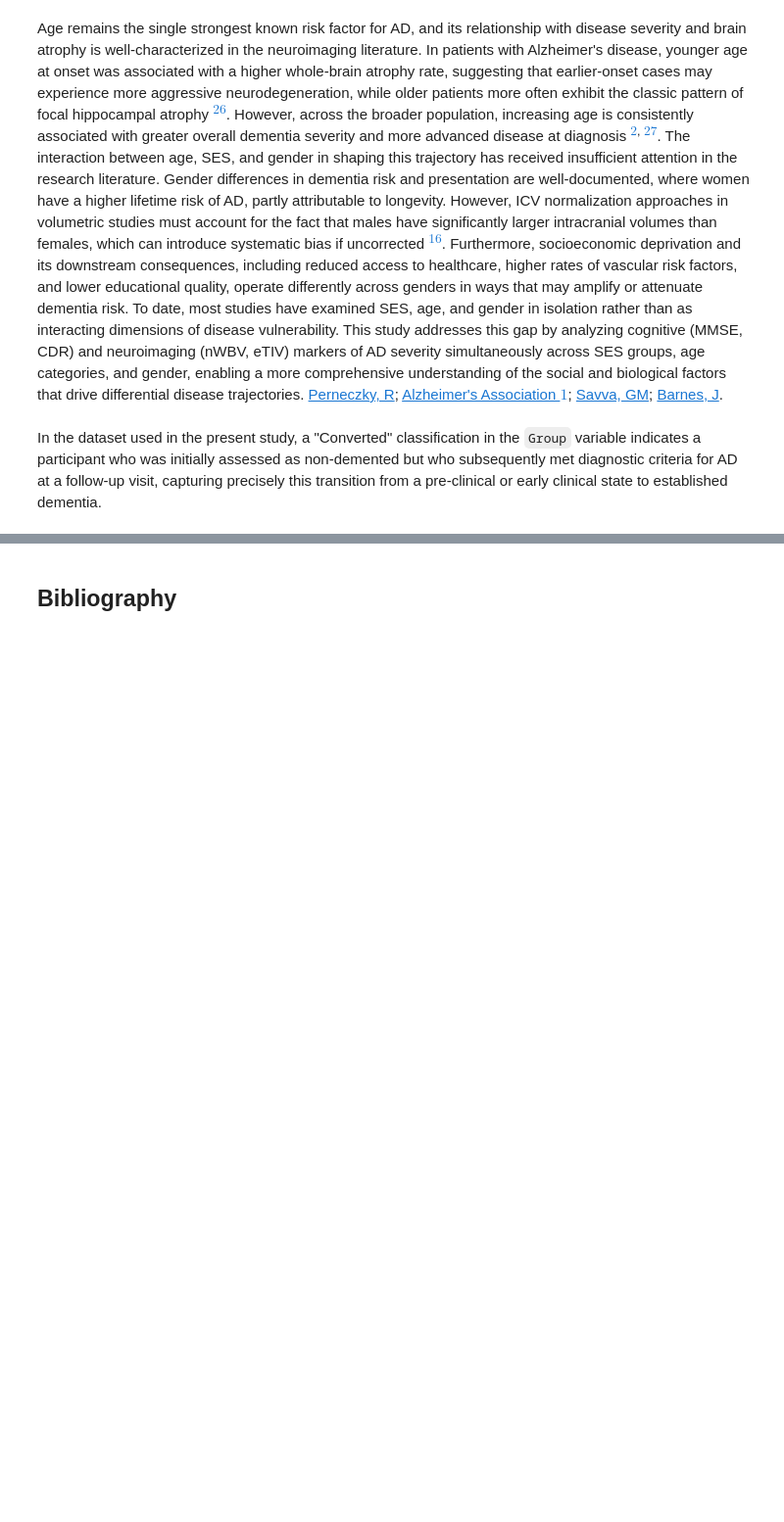
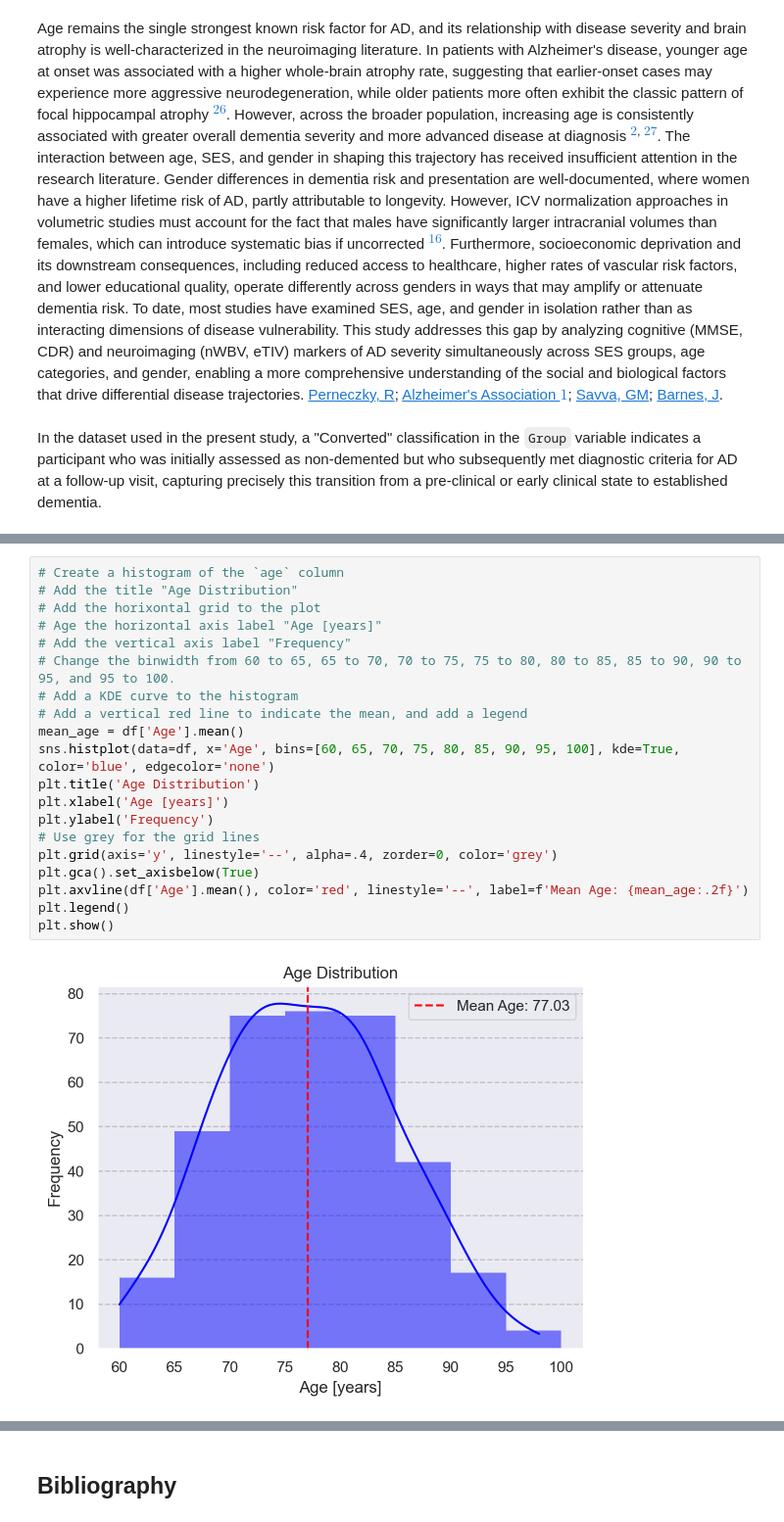
Before and after one commit to LaibaSiddique-GW/FinalProject, a Jupyter notebook: Alzheimers_Final_Project.ipynb, the cells around one changed output, grey strips where cells are left out. Shown at 98% size. Saved outputs shown, nothing was run; the diff lists cells and outputs as text; blank space fills up the shorter version.

```diff
--- a/Alzheimers_Final_Project.ipynb
+++ b/Alzheimers_Final_Project.ipynb
@@ -51,0 +316,22 @@ In the dataset used in the present study, a "Converted" classification in the `G
+# %%
+# Create a histogram of the `age` column
+# Add the title "Age Distribution"
+# Add the horixontal grid to the plot
+# Age the horizontal axis label "Age [years]"
+# Add the vertical axis label "Frequency"
+# Change the binwidth from 60 to 65, 65 to 70, 70 to 75, 75 to 80, 80 to 85, 85 to 90, 90 to 95, and 95 to 100.
+# Add a KDE curve to the histogram
+# Add a vertical red line to indicate the mean, and add a legend
+mean_age = df['Age'].mean()
+sns.histplot(data=df, x='Age', bins=[60, 65, 70, 75, 80, 85, 90, 95, 100], kde=True, color='blue', edgecolor='none')
+plt.title('Age Distribution')
+plt.xlabel('Age [years]')
+plt.ylabel('Frequency')
+# Use grey for the grid lines
+plt.grid(axis='y', linestyle='--', alpha=.4, zorder=0, color='grey')
+plt.gca().set_axisbelow(True)
+plt.axvline(df['Age'].mean(), color='red', linestyle='--', label=f'Mean Age: {mean_age:.2f}')
+plt.legend()
+plt.show()
+# %% [output]
+[figure, added]
```
Also changed, not shown: parts of 144 cells of this notebook, 1 other file.
